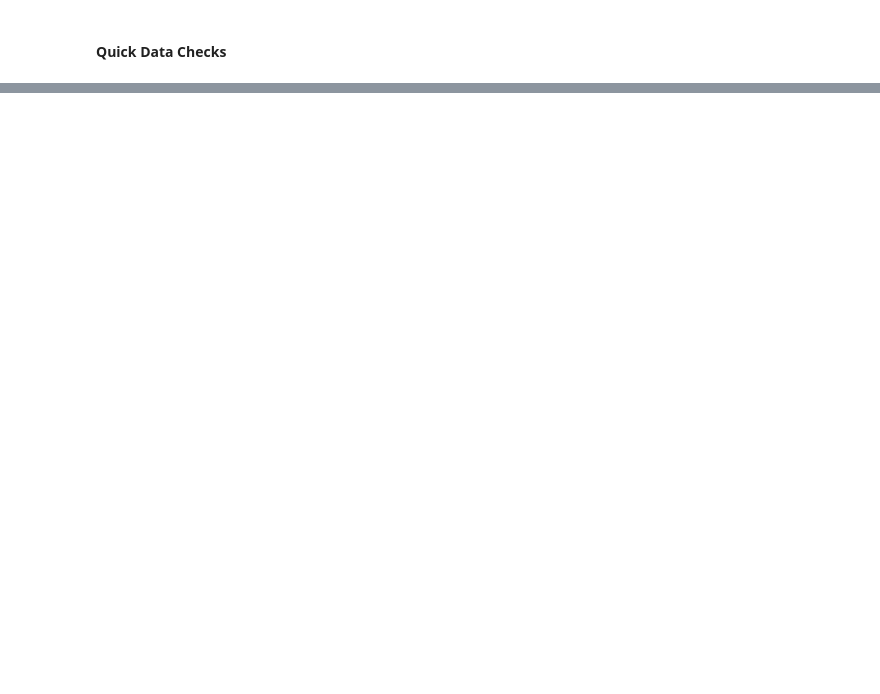
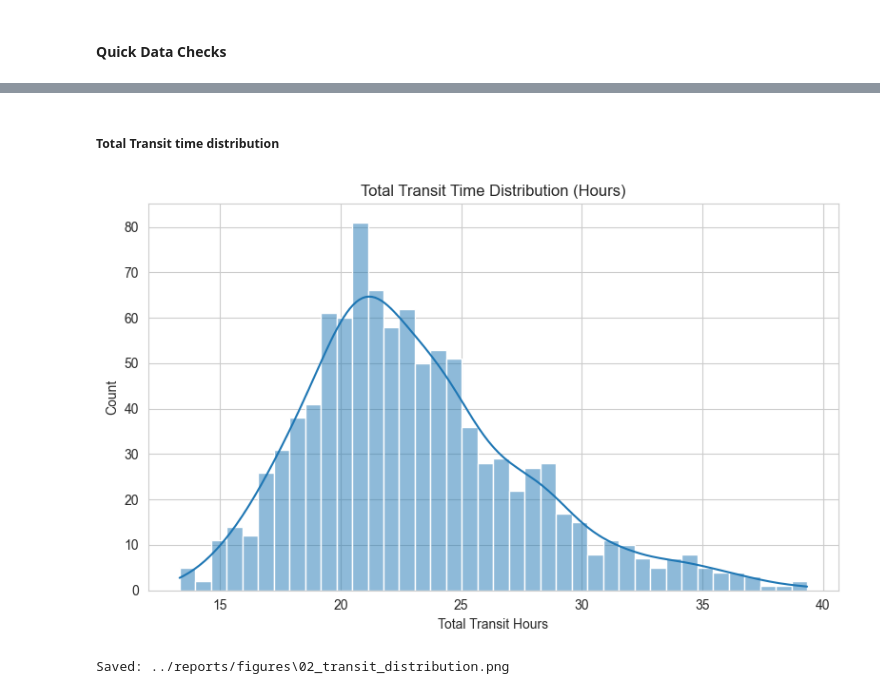
Before and after one commit to Wandera-Martin/trade-corridor-analytics, a Jupyter notebook: notebooks/03_eda_analysis.ipynb, the cells around one changed output, grey strips where cells are left out. Drawn from its saved outputs; the diff is of its cells as text; code cells hidden in the pictures; blank space fills up the shorter version.

```diff
--- a/notebooks/03_eda_analysis.ipynb
+++ b/notebooks/03_eda_analysis.ipynb
@@ -89,0 +150,18 @@ Delay rate (%): 10.7
+# %% [markdown]
+##### Total Transit time distribution
+# %%
+plt.figure(figsize=(8, 5))
+sns.histplot(df["total_transit_hours"], bins=40, kde=True)
+plt.title("Total Transit Time Distribution (Hours)")
+plt.xlabel("Total Transit Hours")
+plt.ylabel("Count")
+plt.tight_layout()
+
+out_path = os.path.join(FIGURES_DIR, "02_transit_distribution.png")
+plt.savefig(out_path, dpi=200)
+plt.show()
+
+print("Saved:", out_path)
+# %% [output]
+[figure, added]
+Saved: ../reports/figures\02_transit_distribution.png
```
Also changed, not shown: parts of 48 cells of this notebook, 2 other files.
